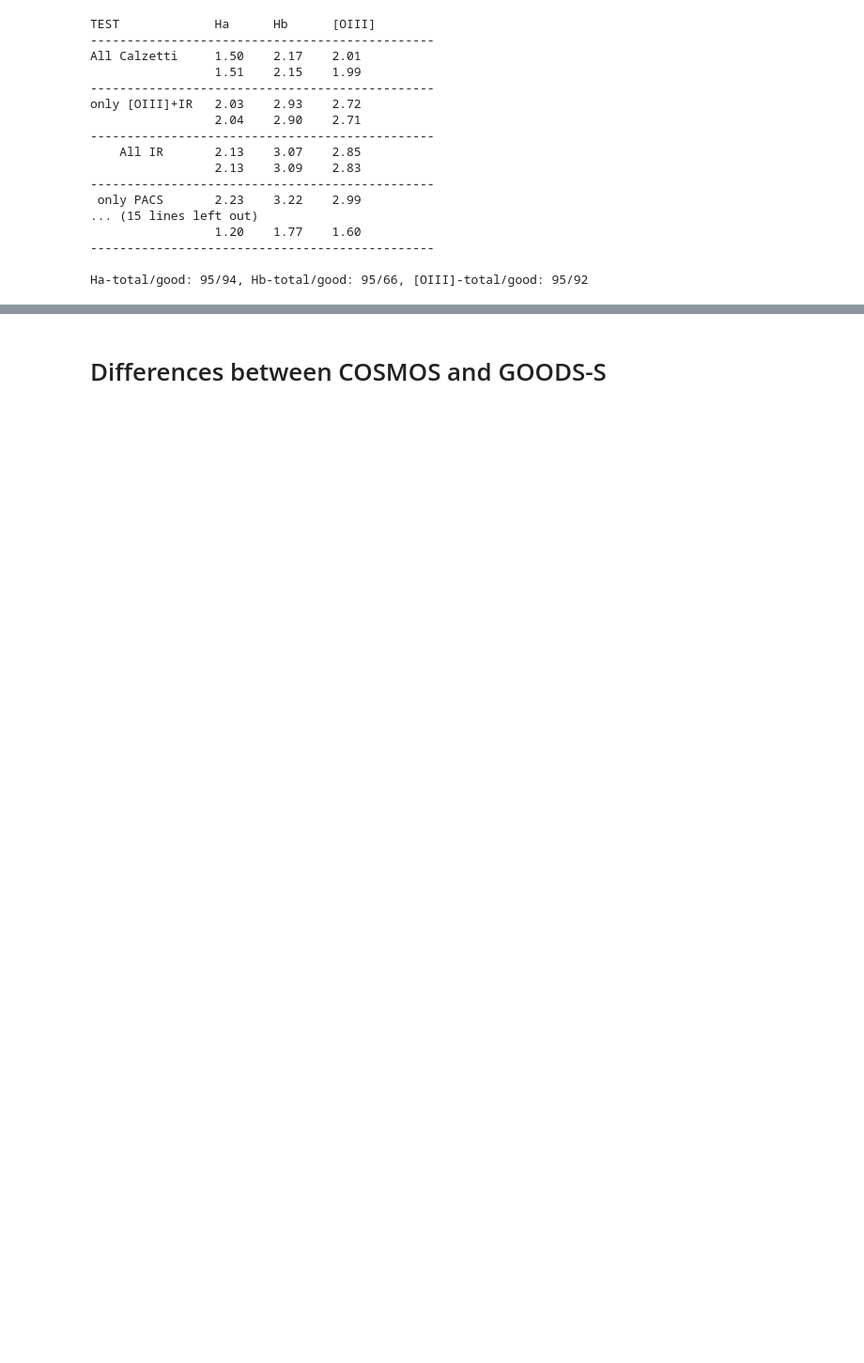
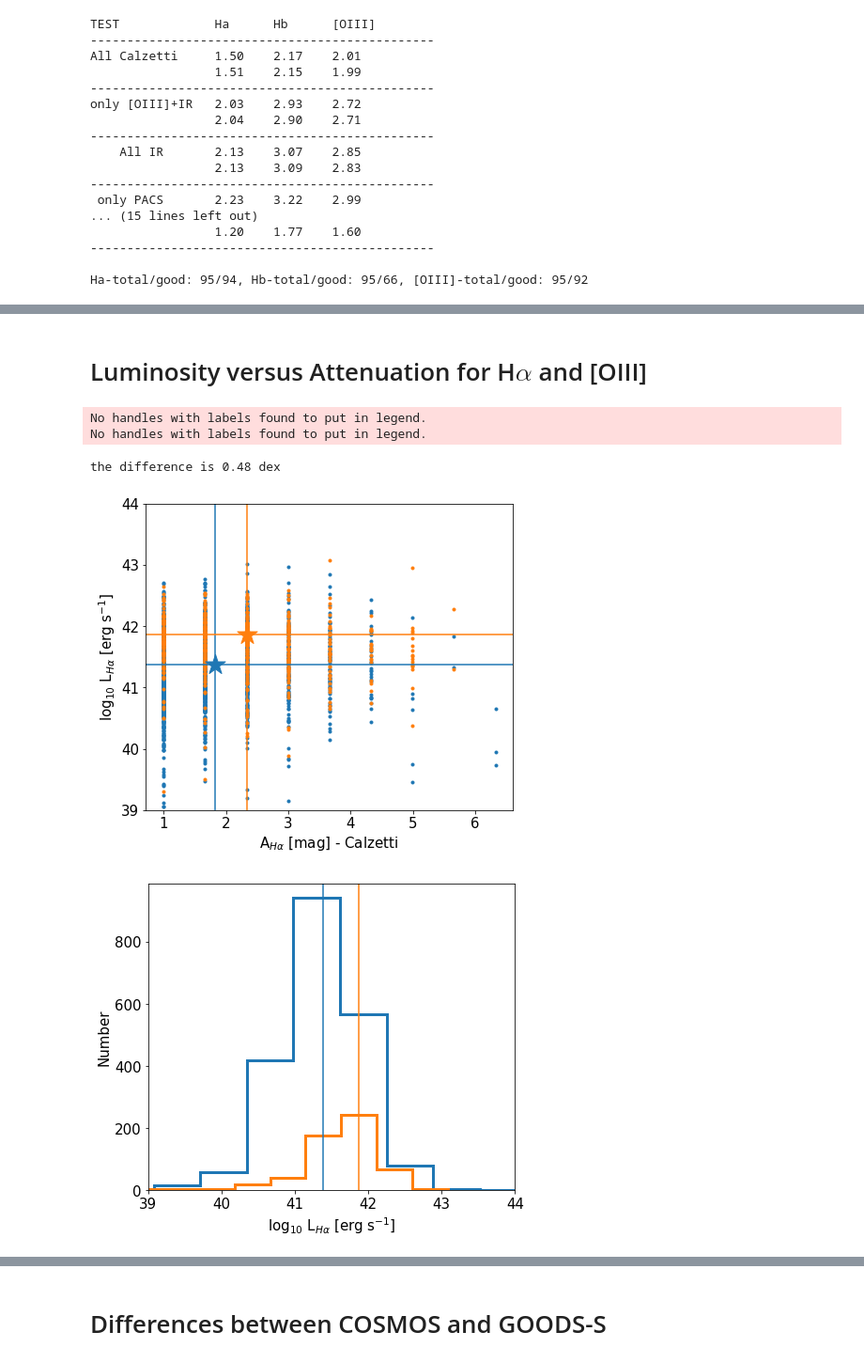
Before and after one commit to Jurgenvilla/Dust_Attenuation, a Jupyter notebook: Attenuation_different_CIGALE_runs.ipynb, the cells around one changed output, grey strips where cells are left out. Shown at 94% size. Drawn from its saved outputs; the diff is of its cells as text; code cells hidden in the pictures; blank space fills up the shorter version.

```diff
--- a/Attenuation_different_CIGALE_runs.ipynb
+++ b/Attenuation_different_CIGALE_runs.ipynb
@@ -422,0 +454,52 @@ print(np.mean(A_COSMOS_CF00))
+# %% [markdown]
+# Luminosity versus Attenuation for H$\alpha$ and [OIII]
+# %%
+NII_correction = 1.23
+# %%
+L_Ha_COSMOS_test  = flux_to_luminosity(flux=COSMOS_sample['line.NII-654.8+line.H-alpha+line.NII-658.4']/NII_correction, z=COSMOS_sample['redshift'], Om=Om, Ol=Ol, c=c, H0=H0)
+L_Ha_GOODSS_test  = flux_to_luminosity(flux=GOODSS_sample['line.NII-654.8+line.H-alpha+line.NII-658.4']/NII_correction, z=GOODSS_sample['redshift'], Om=Om, Ol=Ol, c=c, H0=H0)
+
+COSMOS_starburst_results_2 = COSMOS_starburst_results[COSMOS_starburst_results['best.attenuation.E_BV_lines']>0]
+L_Ha_COSMOS_test_2         = L_Ha_COSMOS_test[(np.where(COSMOS_starburst_results['best.attenuation.E_BV_lines']>0))]
+L_Ha_COSMOS_test_3 = L_Ha_COSMOS_test_2[L_Ha_COSMOS_test_2>0]
+
+GOODSS_starburst_results_2 = GOODSS_starburst_results[GOODSS_starburst_results['best.attenuation.E_BV_lines']>0]
+L_Ha_GOODSS_test_2         = L_Ha_GOODSS_test[(np.where(GOODSS_starburst_results['best.attenuation.E_BV_lines']>0))]
+L_Ha_GOODSS_test_3 = L_Ha_GOODSS_test_2[L_Ha_GOODSS_test_2>0]
+
+plt.figure(figsize=(7,6))
+plt.scatter(Milky_Way_Ha*COSMOS_starburst_results_2['best.attenuation.E_BV_lines'], np.log10(L_Ha_COSMOS_test_2), s = 9)
+plt.axvline(np.nanmean(Milky_Way_Ha*COSMOS_starburst_results_2['best.attenuation.E_BV_lines']), c = 'C0')
+plt.axhline(np.nanmean(np.log10(L_Ha_COSMOS_test_2)), c = 'C0')
+plt.scatter(Milky_Way_Ha*GOODSS_starburst_results_2['best.attenuation.E_BV_lines'], np.log10(L_Ha_GOODSS_test_2), s = 9)
+plt.axvline(np.nanmean(Milky_Way_Ha*GOODSS_starburst_results_2['best.attenuation.E_BV_lines']), c = 'C1')
+plt.axhline(np.log10(np.nanmean((L_Ha_GOODSS_test_3))), c = 'C1')
+plt.scatter([np.nanmean(Milky_Way_Ha*GOODSS_starburst_results_2['best.attenuation.E_BV_lines'])], [np.log10(np.nanmean((L_Ha_GOODSS_test_3)))], s = 500, marker = '*', c = 'C1')
+plt.scatter([np.nanmean(Milky_Way_Ha*COSMOS_starburst_results_2['best.attenuation.E_BV_lines'])], [np.nanmean(np.log10(L_Ha_COSMOS_test_2))], s = 500, marker = '*', c = 'C0')
+plt.ylim(39, 44)
+plt.xlabel(r'A$_{H\alpha}$ [mag] - Calzetti', fontsize = 15)
+plt.ylabel(r'log$_{10}$ L$_{H\alpha}$ [erg s$^{-1}$]', fontsize = 15)
+plt.tick_params(axis = 'both', which = 'major', labelsize = 15)
+plt.legend(frameon = False, prop = {'size': 15}, markerscale = 1.3 , loc = 'upper left')
+
+L_Ha_COSMOS_test_2 = L_Ha_COSMOS_test_2[L_Ha_COSMOS_test_2>0]
+L_Ha_GOODSS_test_2 = L_Ha_GOODSS_test_2[L_Ha_GOODSS_test_2>0]
+
+plt.figure(figsize=(7,6))
+plt.hist(np.log10(L_Ha_COSMOS_test_2), bins = 90, histtype = 'step', lw = 3)
+plt.hist(np.log10(L_Ha_GOODSS_test_2), histtype = 'step', lw = 3)
+plt.axvline(np.nanmean(np.log10(L_Ha_COSMOS_test_2)), c = 'C0')
+plt.axvline(np.log10(np.nanmean((L_Ha_GOODSS_test_3))), c = 'C1')
+plt.xlim(39, 44)
+plt.ylabel(r'Number', fontsize = 15)
+plt.xlabel(r'log$_{10}$ L$_{H\alpha}$ [erg s$^{-1}$]', fontsize = 15)
+plt.tick_params(axis = 'both', which = 'major', labelsize = 15)
+plt.legend(frameon = False, prop = {'size': 15}, markerscale = 1.3 , loc = 'upper left')
+
+print('the difference is %.2f dex'%np.abs(np.nanmean(np.log10(L_Ha_COSMOS_test_3)-np.log10(np.nanmean((L_Ha_GOODSS_test_3))))))
+# %% [output]
+No handles with labels found to put in legend.
+No handles with labels found to put in legend.
+the difference is 0.48 dex
+[figure, added]
+[figure, added]
```
Also changed, not shown: parts of 33 cells of this notebook.
